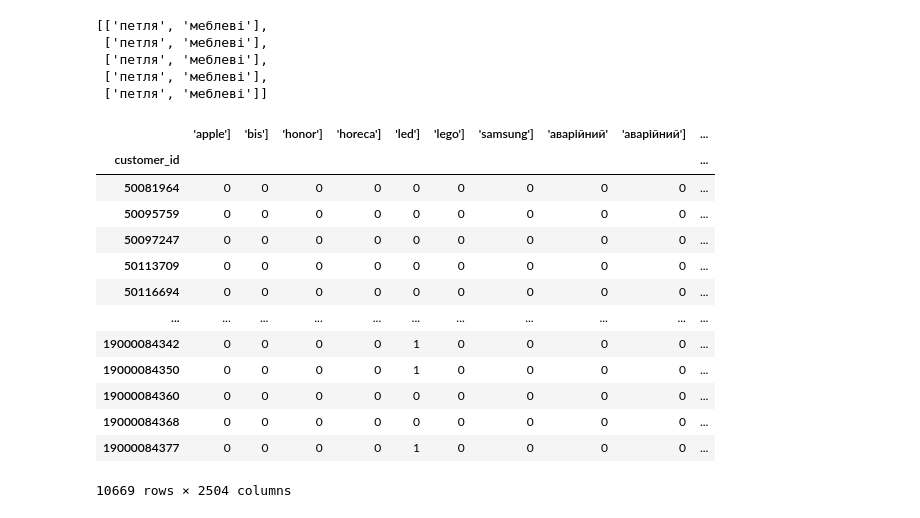
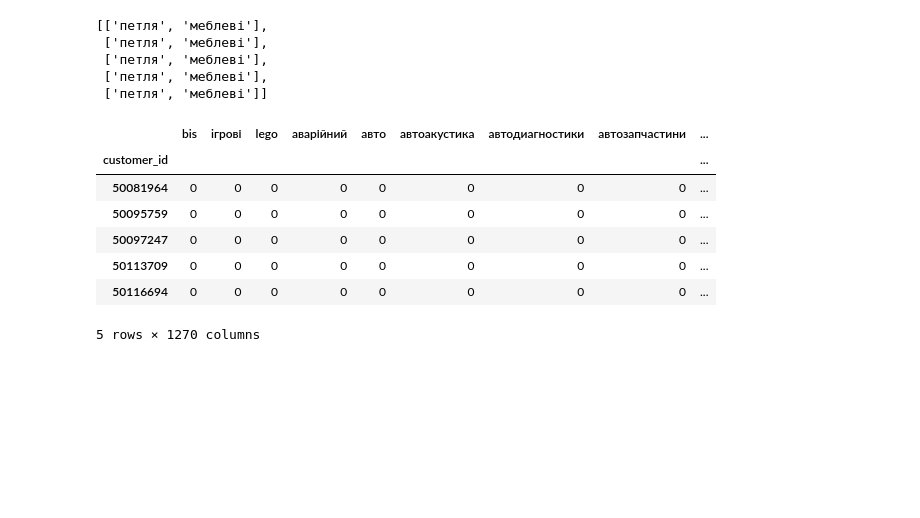
Before and after one commit to denisvivdenko/recommended-system-with-nlp, a Jupyter notebook: recommended_systems.ipynb, the cells around one changed output. Cells and saved outputs as stored; diff of their text form; code cells hidden in the pictures; blank space fills up the shorter version.

```diff
--- a/recommended_systems.ipynb
+++ b/recommended_systems.ipynb
@@ -352,17 +294,0 @@ customers_queries["lem"] = customers_queries["lem"].astype(str)
-# %%
-customers_queries.lem.str.split(",\s*", expand=True).iloc[:].stack().reset_index().pivot_table(index="customer_id", columns=0, fill_value=0, aggfunc='size')
-# %% [output]
-|  | 'apple'] | 'bis'] | 'honor'] | 'horeca'] | 'led'] | 'lego'] | 'samsung'] | 'аварійний' | 'аварійний'] | ... |
-| customer_id |  |  |  |  |  |  |  |  |  | ... |
-| 50081964 | 0 | 0 | 0 | 0 | 0 | 0 | 0 | 0 | 0 | ... |
-| 50095759 | 0 | 0 | 0 | 0 | 0 | 0 | 0 | 0 | 0 | ... |
-| 50097247 | 0 | 0 | 0 | 0 | 0 | 0 | 0 | 0 | 0 | ... |
-| 50113709 | 0 | 0 | 0 | 0 | 0 | 0 | 0 | 0 | 0 | ... |
-| 50116694 | 0 | 0 | 0 | 0 | 0 | 0 | 0 | 0 | 0 | ... |
-| ... | ... | ... | ... | ... | ... | ... | ... | ... | ... | ... |
-| 19000084342 | 0 | 0 | 0 | 0 | 1 | 0 | 0 | 0 | 0 | ... |
-| 19000084350 | 0 | 0 | 0 | 0 | 1 | 0 | 0 | 0 | 0 | ... |
-| 19000084360 | 0 | 0 | 0 | 0 | 0 | 0 | 0 | 0 | 0 | ... |
-| 19000084368 | 0 | 0 | 0 | 0 | 0 | 0 | 0 | 0 | 0 | ... |
-| 19000084377 | 0 | 0 | 0 | 0 | 1 | 0 | 0 | 0 | 0 | ... |
-10669 rows × 2504 columns
@@ -368,0 +297,11 @@ customers_queries.lem.str.split(",\s*", expand=True).iloc[:].stack().reset_index
+# %%
+customers_vs_queries.head()
+# %% [output]
+|  | bis | iгрові | lego | аварійний | авто | автоакустика | автодиагностики | автозапчастини | ... |
+| customer_id |  |  |  |  |  |  |  |  | ... |
+| 50081964 | 0 | 0 | 0 | 0 | 0 | 0 | 0 | 0 | ... |
+| 50095759 | 0 | 0 | 0 | 0 | 0 | 0 | 0 | 0 | ... |
+| 50097247 | 0 | 0 | 0 | 0 | 0 | 0 | 0 | 0 | ... |
+| 50113709 | 0 | 0 | 0 | 0 | 0 | 0 | 0 | 0 | ... |
+| 50116694 | 0 | 0 | 0 | 0 | 0 | 0 | 0 | 0 | ... |
+5 rows × 1270 columns
```
Also changed, not shown: parts of 32 cells of this notebook.
